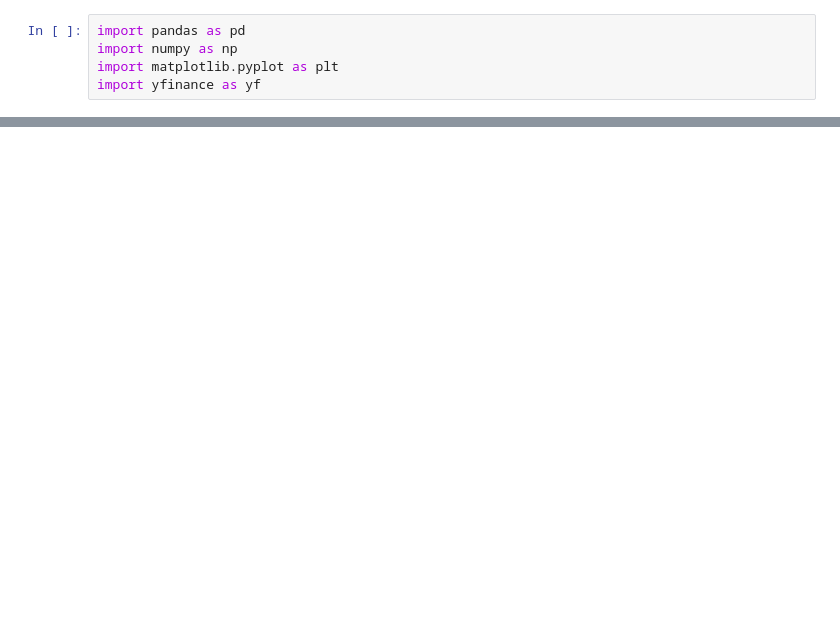
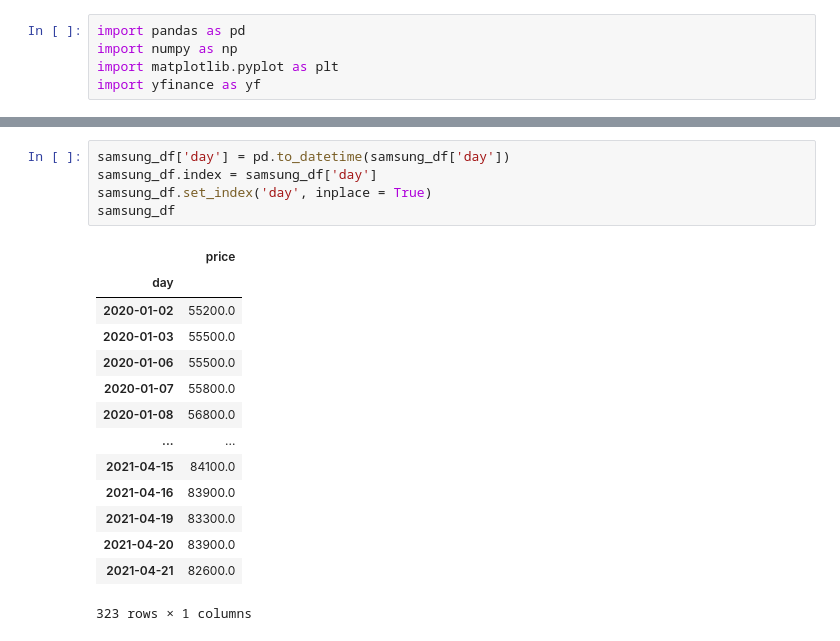
Before and after one commit to yk-Jeong/sourcecode_copy, a Jupyter notebook: 6th_samsung.ipynb, the cells around one changed output, grey strips where cells are left out. Cells and saved outputs as stored; diff of their text form; blank space fills up the shorter version.

```diff
--- a/6th_samsung.ipynb
+++ b/6th_samsung.ipynb
@@ -31,0 +72,20 @@ import yfinance as yf
+# %%
+samsung_df['day'] = pd.to_datetime(samsung_df['day'])
+samsung_df.index = samsung_df['day']
+samsung_df.set_index('day', inplace = True)
+samsung_df
+# %% [output]
+|  | price |
+| day |  |
+| 2020-01-02 | 55200.0 |
+| 2020-01-03 | 55500.0 |
+| 2020-01-06 | 55500.0 |
+| 2020-01-07 | 55800.0 |
+| 2020-01-08 | 56800.0 |
+| ... | ... |
+| 2021-04-15 | 84100.0 |
+| 2021-04-16 | 83900.0 |
+| 2021-04-19 | 83300.0 |
+| 2021-04-20 | 83900.0 |
+| 2021-04-21 | 82600.0 |
+323 rows × 1 columns
```
Also changed, not shown: parts of 14 cells of this notebook.
